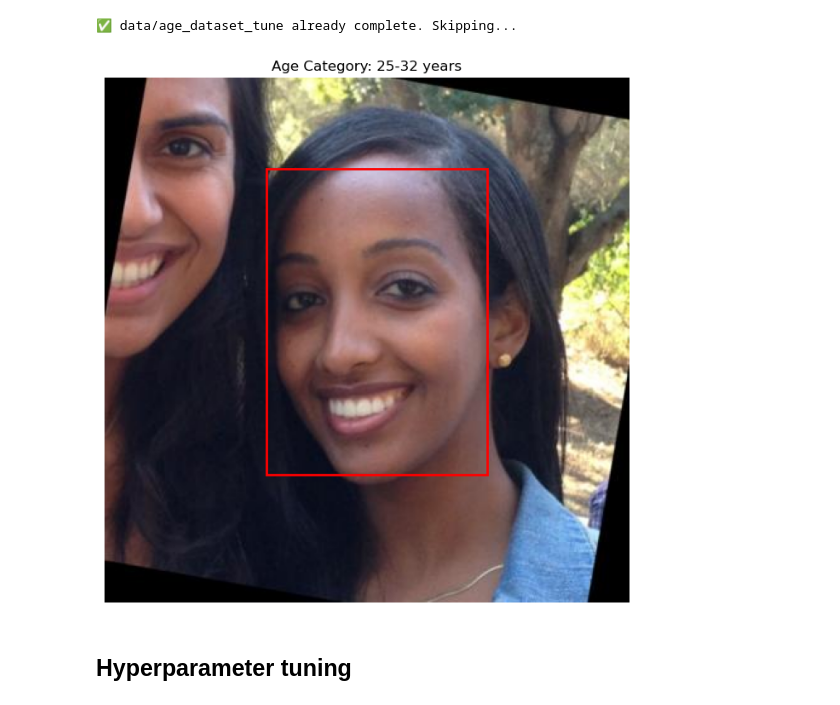
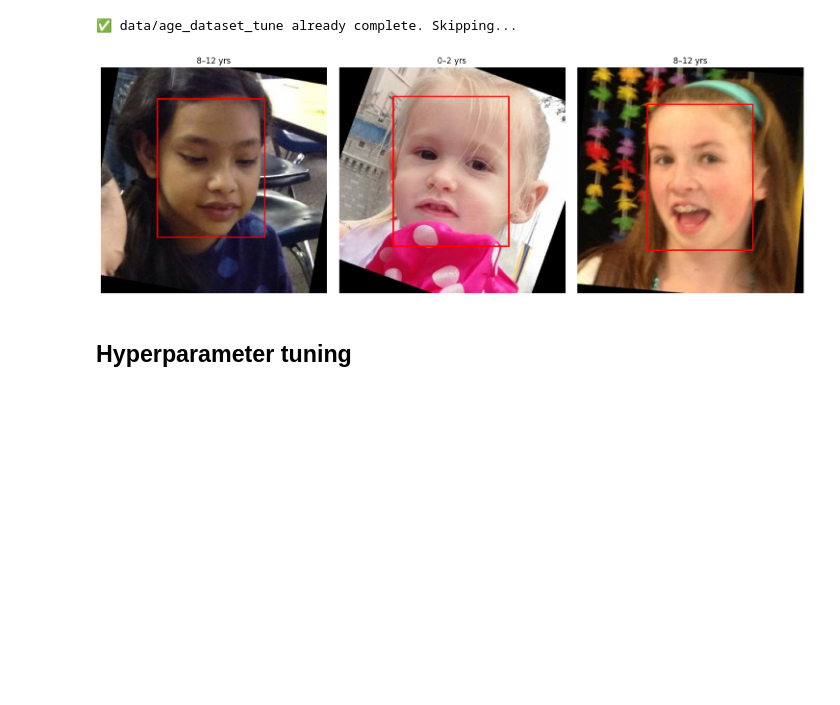
Before and after one commit to Jon-Ingvar-Skanoy/Yolo-Age-estimation, a Jupyter notebook: yolo_age_estimation.ipynb, the cells around one changed output. Saved outputs shown, nothing was run; the diff lists cells and outputs as text; code cells hidden in the pictures; blank space fills up the shorter version.

Commit message:
Update. Standalone notebook. Test local Win ok. Test Ubuntu server ok.

```diff
--- a/yolo_age_estimation.ipynb
+++ b/yolo_age_estimation.ipynb
@@ -77,5 +121,5 @@ RUN_EXP_MODEL_VERSIONS = False
 # %%
-NUM_WORKERS = os.cpu_count() // 3 # For preprocessing, not tuning or training
+NUM_WORKERS = os.cpu_count() // 2 # For preprocessing, not tuning or training
 # %%
 USERNAME = 'adiencedb'
 PASSWORD = 'adience'
@@ -1542,9 +1611,9 @@ creator.create_yolo_dataset(train_folds=[0, 1, 2, 3], val_fold=4, output_dir="da
 # %% [output]
 ✅ data/age_dataset_tune already complete. Skipping...
 # %%
-show_sample_with_bbox(img_path='data/age_dataset_test/images/val/5_1327.jpg', label_path='data/age_dataset_test/labels/val/5_1327.txt', creator=creator)
+show_random_samples_with_bbox(image_dir="data/age_dataset_tune/images/val",label_dir="data/age_dataset_tune/labels/val",creator=creator,n=3)
 # %% [output]
-[figure, old version]
+[figure, new version]
 # %% [markdown]
 ## Hyperparameter tuning
 # %% [markdown]
```
Also changed, not shown: parts of 31 cells of this notebook.
